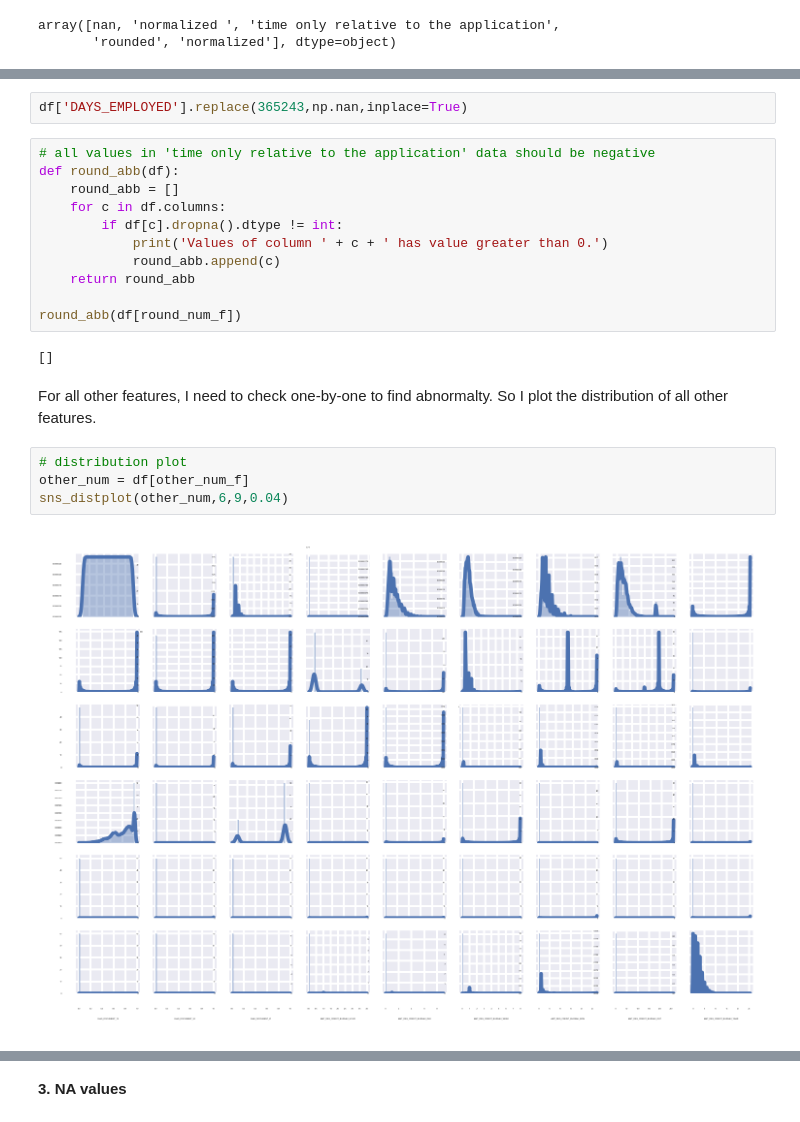
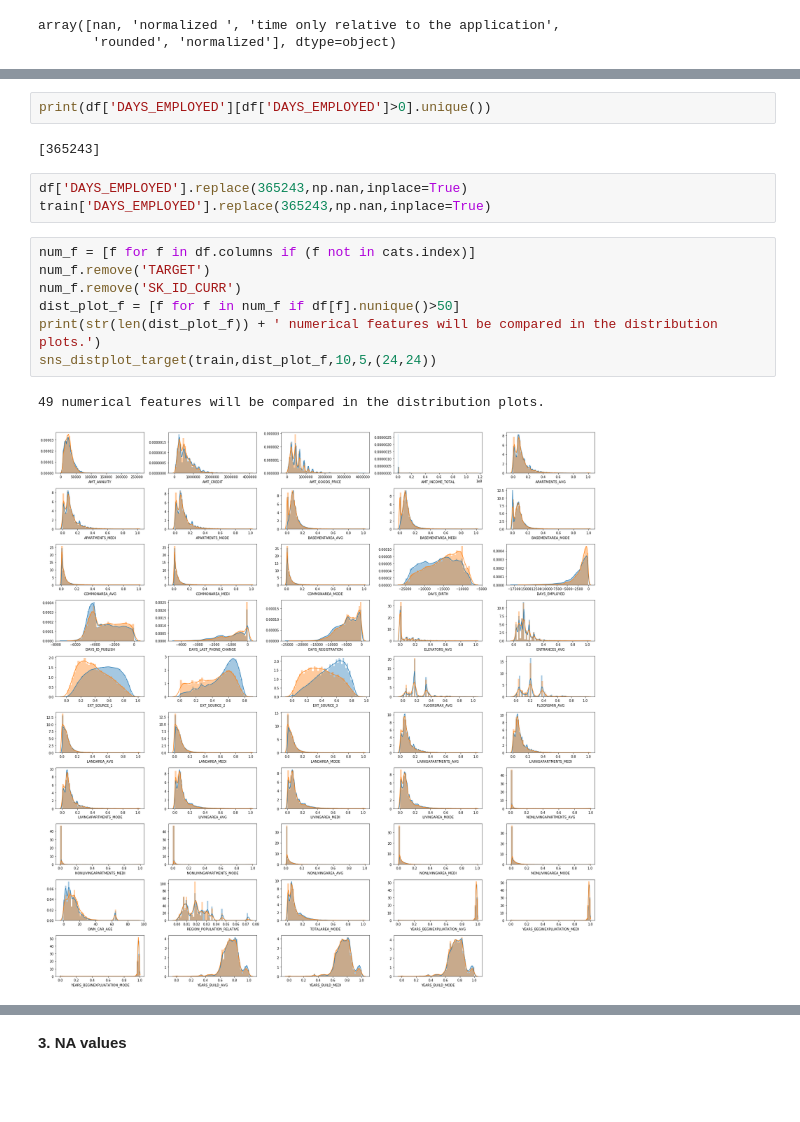
Before and after one commit to cryswen/HomeCreditRisk, a Jupyter notebook: EDA.ipynb, the cells around one changed output, grey strips where cells are left out. Cells and saved outputs as stored; diff of their text form; blank space fills up the shorter version.

```diff
--- a/EDA.ipynb
+++ b/EDA.ipynb
@@ -260,23 +308,17 @@ Name: DAYS_EMPLOYED, dtype: int64
+# %%
+print(df['DAYS_EMPLOYED'][df['DAYS_EMPLOYED']>0].unique())
+# %% [output]
+[365243]
 # %%
 df['DAYS_EMPLOYED'].replace(365243,np.nan,inplace=True)
+train['DAYS_EMPLOYED'].replace(365243,np.nan,inplace=True)
-# %%
-# all values in 'time only relative to the application' data should be negative
-def round_abb(df):
-    round_abb = []
-    for c in df.columns:
-        if df[c].dropna().dtype != int:
-            print('Values of column ' + c + ' has value greater than 0.')
-            round_abb.append(c)
-    return round_abb
-
-round_abb(df[round_num_f])
-# %% [output]
-[]
-# %% [markdown]
-For all other features, I need to check one-by-one to find abnormalty. So I plot the distribution of all other features.
-# %%
-# distribution plot
-other_num = df[other_num_f]
-sns_distplot(other_num,6,9,0.04)
-# %% [output]
-[figure, removed]
+# %%
+num_f = [f for f in df.columns if (f not in cats.index)]
+num_f.remove('TARGET')
+num_f.remove('SK_ID_CURR')
+dist_plot_f = [f for f in num_f if df[f].nunique()>50]
+print(str(len(dist_plot_f)) + ' numerical features will be compared in the distribution plots.')
+sns_distplot_target(train,dist_plot_f,10,5,(24,24))
+# %% [output]
+49 numerical features will be compared in the distribution plots.
+[figure, added]
```
Also changed, not shown: parts of 89 cells of this notebook.
